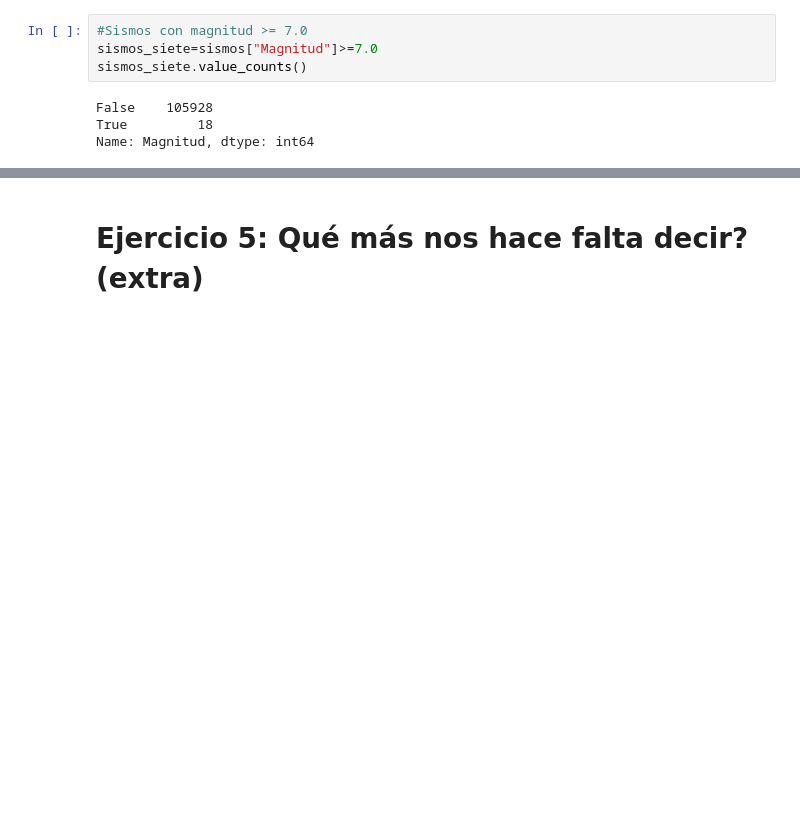
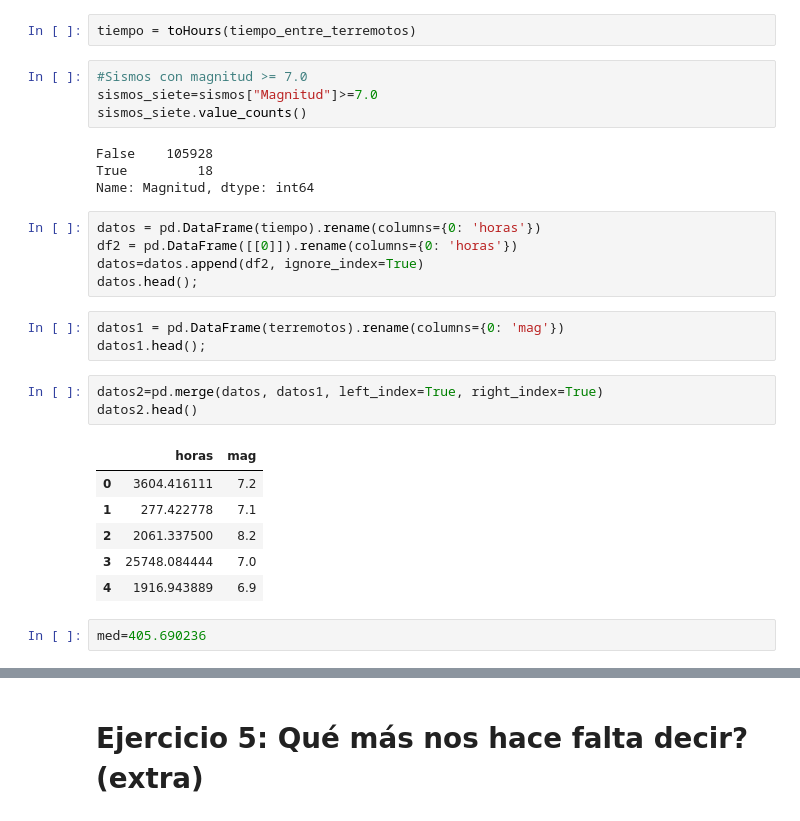
Before and after one commit to H-Cote/curso_adml, a Jupyter notebook: tareas/Tarea2/Terremotos.ipynb, the cells around one changed output, grey strips where cells are left out. Cells and saved outputs as stored; diff of their text form; blank space fills up the shorter version.

```diff
--- a/tareas/Tarea2/Terremotos.ipynb
+++ b/tareas/Tarea2/Terremotos.ipynb
@@ -765,6 +748,8 @@ toHours = np.vectorize(lambda x : x.total_seconds()/3600)
 Les va a ser mucho más fácil si trabajan en horas para este ejercicio.
 # %% [markdown]
 Como intervalo de tiempo tomaremos el valor de la media: 405.690236 días
+# %%
+tiempo = toHours(tiempo_entre_terremotos)
 # %%
 #Sismos con magnitud >= 7.0
 sismos_siete=sismos["Magnitud"]>=7.0
@@ -773,3 +758,23 @@ sismos_siete.value_counts()
 False    105928
 True         18
 Name: Magnitud, dtype: int64
+# %%
+datos = pd.DataFrame(tiempo).rename(columns={0: 'horas'})
+df2 = pd.DataFrame([[0]]).rename(columns={0: 'horas'})
+datos=datos.append(df2, ignore_index=True)
+datos.head();
+# %%
+datos1 = pd.DataFrame(terremotos).rename(columns={0: 'mag'})
+datos1.head();
+# %%
+datos2=pd.merge(datos, datos1, left_index=True, right_index=True)
+datos2.head()
+# %% [output]
+|  | horas | mag |
+| 0 | 3604.416111 | 7.2 |
+| 1 | 277.422778 | 7.1 |
+| 2 | 2061.337500 | 8.2 |
+| 3 | 25748.084444 | 7.0 |
+| 4 | 1916.943889 | 6.9 |
+# %%
+med=405.690236
```
Also changed, not shown: parts of 11 cells of this notebook.
